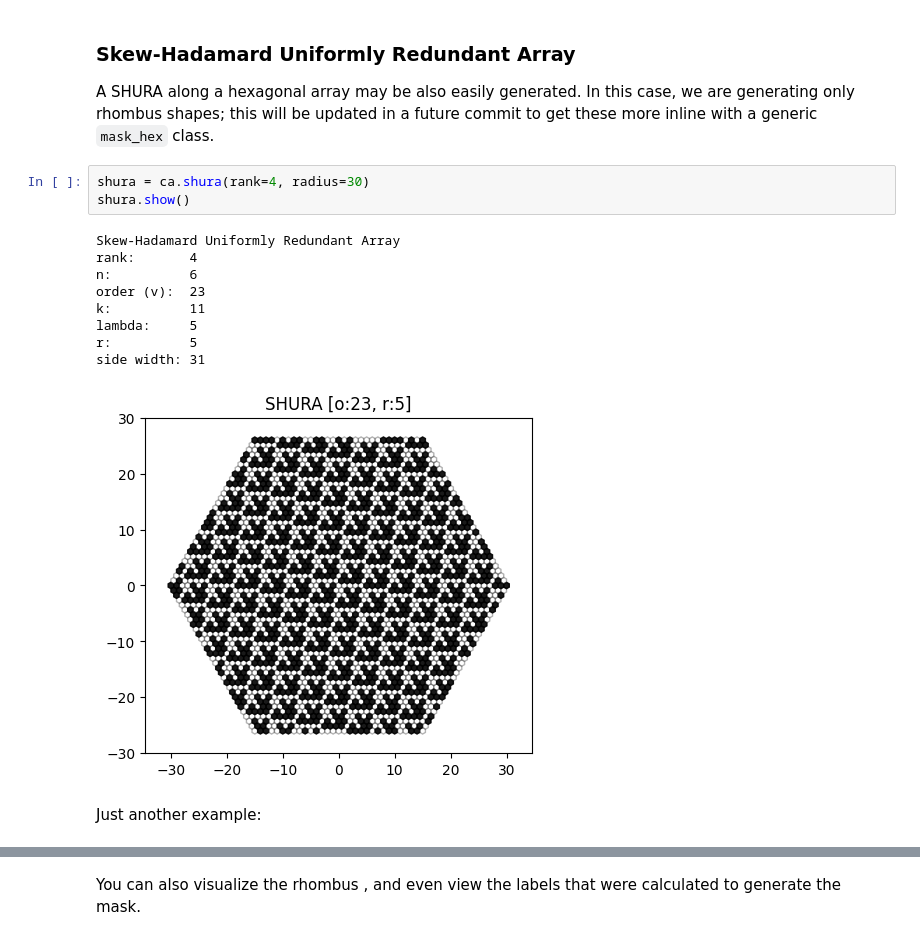
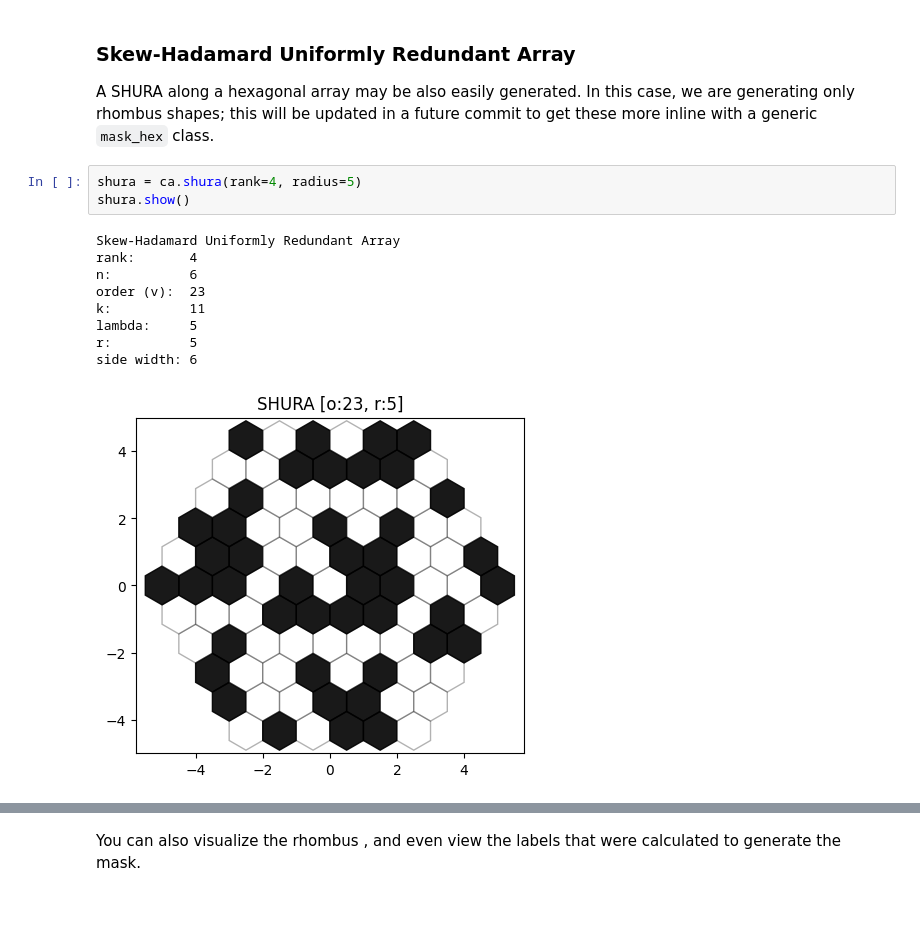
Before and after one commit to bpops/codedapertures, a Jupyter notebook: demo.ipynb, the cells around one changed output, grey strips where cells are left out. Cells and saved outputs as stored; diff of their text form; blank space fills up the shorter version.

```diff
--- a/demo.ipynb
+++ b/demo.ipynb
@@ -92,17 +92,15 @@ actual  fill: 0.51
 
 A SHURA along a hexagonal array may be also easily generated. In this case, we are generating only rhombus shapes; this will be updated in a future commit to get these more inline with a generic `mask_hex` class.
 # %%
-shura = ca.shura(rank=4, radius=30)
+shura = ca.shura(rank=4, radius=5)
 shura.show()
 # %% [output]
 Skew-Hadamard Uniformly Redundant Array
 rank:       4
 n:          6
 order (v):  23
 k:          11
 lambda:     5
 r:          5
-side width: 31
+side width: 6
-[figure, old version]
+[figure, new version]
-# %% [markdown]
-Just another example:
```
Also changed, not shown: parts of 5 cells of this notebook, 1 other file.
